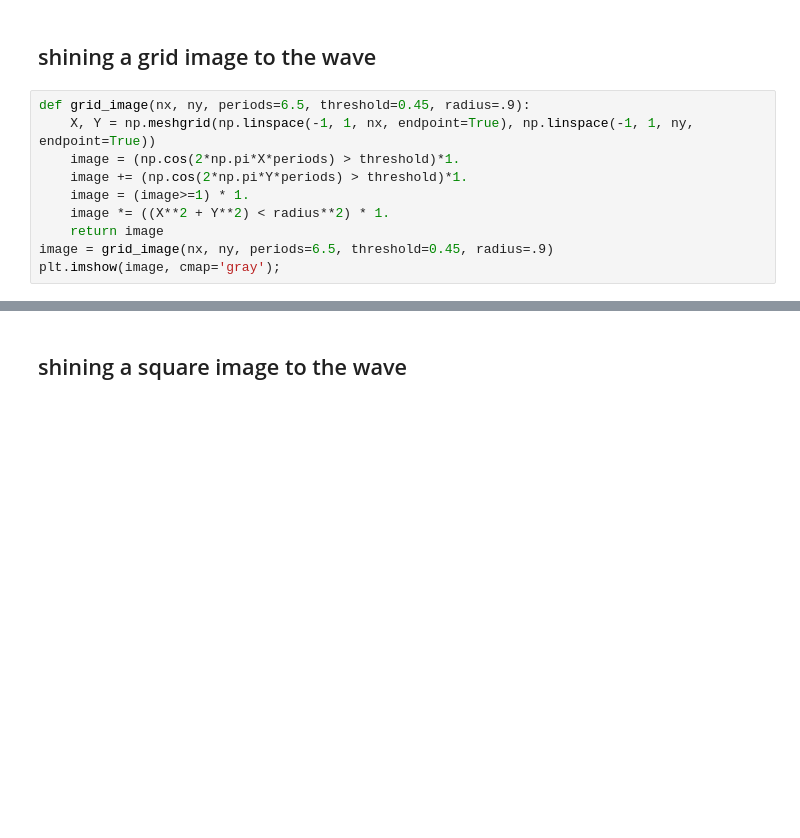
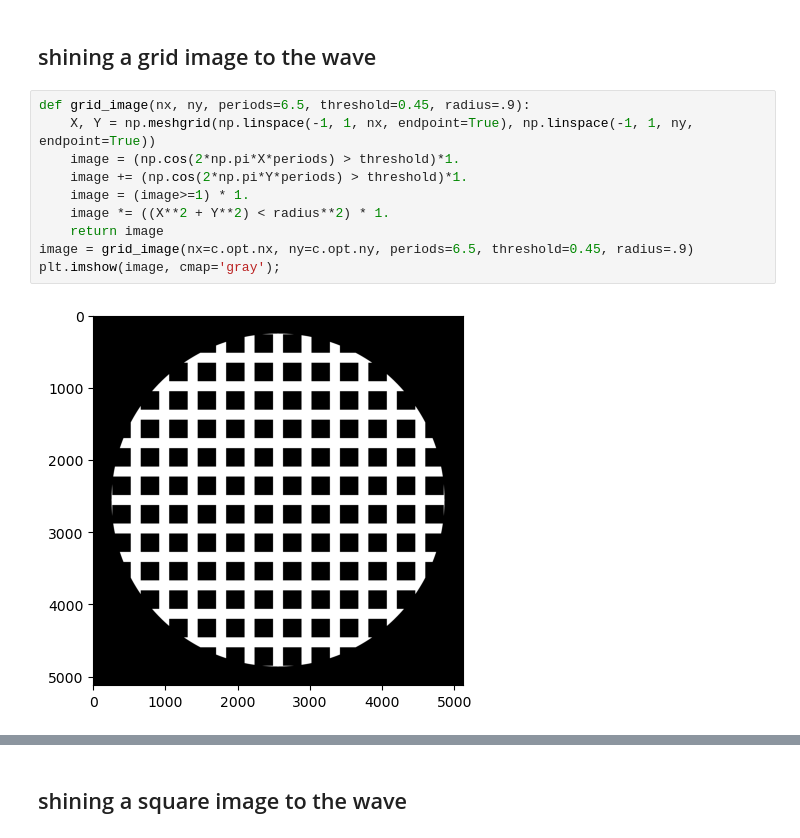
Before and after one commit to NaturalPatterns/2020_caustiques, a Jupyter notebook: 2022-12-02_caustique.ipynb, the cells around one changed output, grey strips where cells are left out. Drawn from its saved outputs; the diff is of its cells as text; blank space fills up the shorter version.

```diff
--- a/2022-12-02_caustique.ipynb
+++ b/2022-12-02_caustique.ipynb
@@ -354,13 +400,15 @@ for variable in ['scale', 'B_sf', 'theta',  'B_theta', 'gamma', ]: #  'V_Y', 'V_
 # %%
 def grid_image(nx, ny, periods=6.5, threshold=0.45, radius=.9):
     X, Y = np.meshgrid(np.linspace(-1, 1, nx, endpoint=True), np.linspace(-1, 1, ny, endpoint=True))
     image = (np.cos(2*np.pi*X*periods) > threshold)*1.
     image += (np.cos(2*np.pi*Y*periods) > threshold)*1.
     image = (image>=1) * 1.
     image *= ((X**2 + Y**2) < radius**2) * 1.
     return image
-image = grid_image(nx, ny, periods=6.5, threshold=0.45, radius=.9)
+image = grid_image(nx=c.opt.nx, ny=c.opt.ny, periods=6.5, threshold=0.45, radius=.9)
 plt.imshow(image, cmap='gray');
+# %% [output]
+[figure, added]
 # %%
 c = Caustique(init())
 c.opt.tag = f'{c.opt.tag}_grid-image'
```
Also changed, not shown: parts of 15 cells of this notebook, 2 other files.
